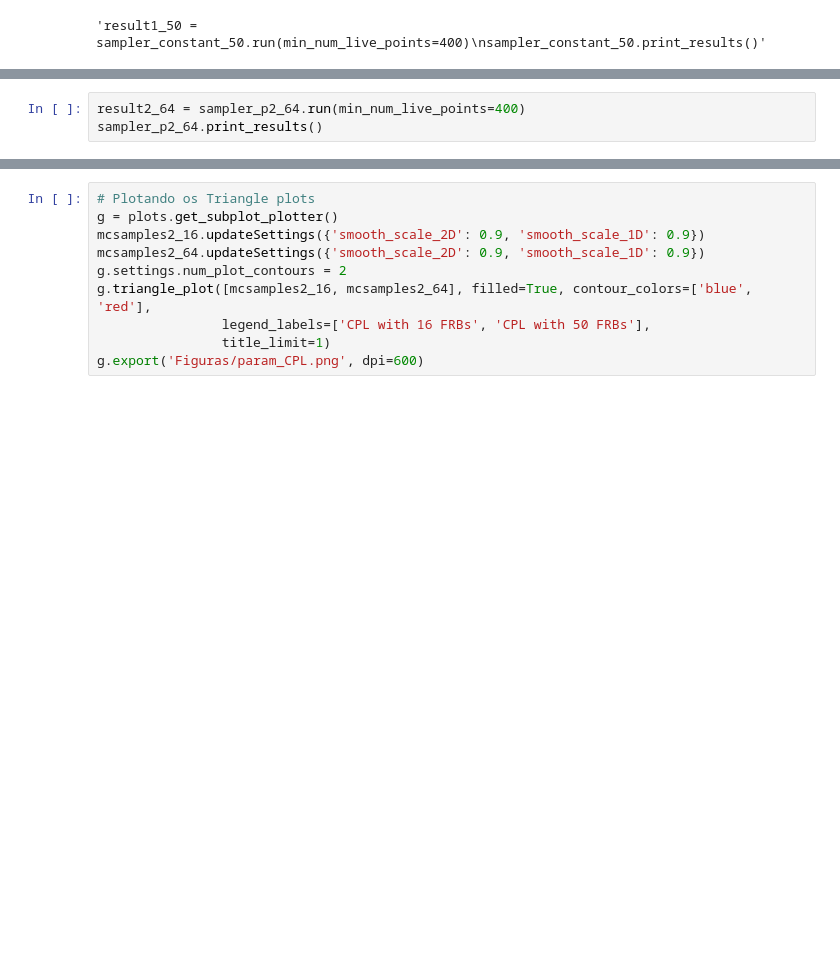
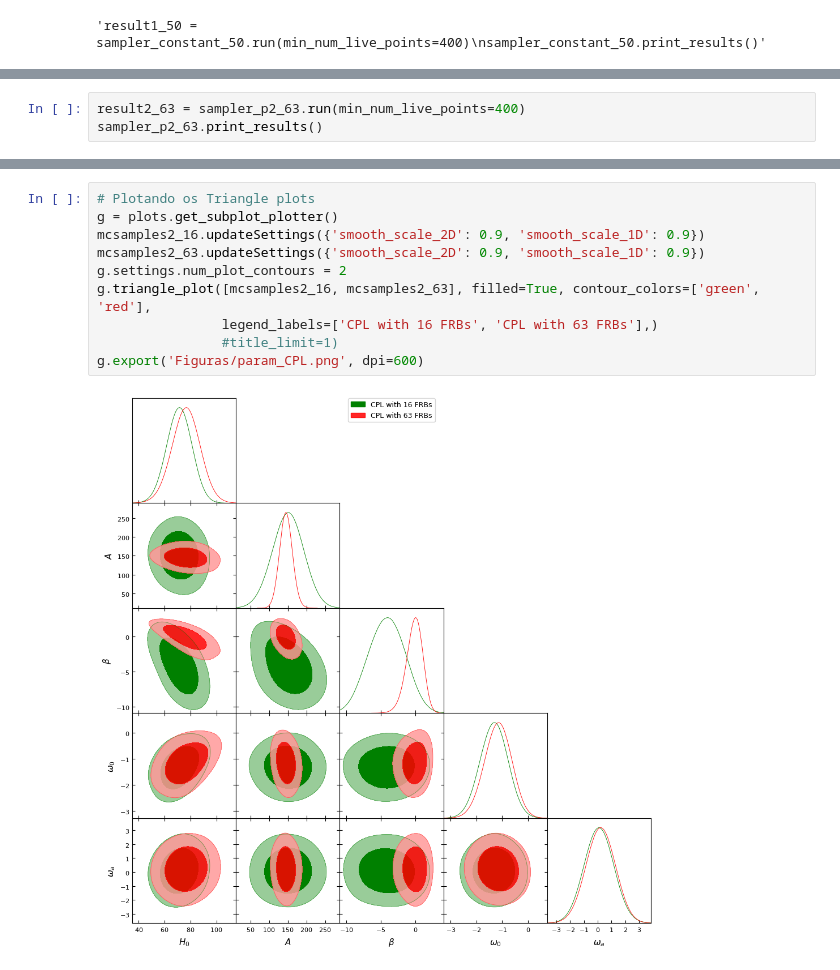
Before and after one commit to lazarolima/cosmology_reconstruction-_frb, a Jupyter notebook: 52frbs_dark_energy.ipynb, the cells around one changed output, grey strips where cells are left out. Cells and saved outputs as stored; diff of their text form; blank space fills up the shorter version.

```diff
--- a/52frbs_dark_energy.ipynb
+++ b/52frbs_dark_energy.ipynb
@@ -286,3 +315,3 @@ sampler_p2_50.print_results()"""
 # %%
-result2_64 = sampler_p2_64.run(min_num_live_points=400)
-sampler_p2_64.print_results()
+result2_63 = sampler_p2_63.run(min_num_live_points=400)
+sampler_p2_63.print_results()
@@ -349,13 +449,15 @@ g.export('Figuras/param_constant.png', dpi=600)
 # %%
 # Plotando os Triangle plots
 g = plots.get_subplot_plotter()
 mcsamples2_16.updateSettings({'smooth_scale_2D': 0.9, 'smooth_scale_1D': 0.9})
-mcsamples2_64.updateSettings({'smooth_scale_2D': 0.9, 'smooth_scale_1D': 0.9})
+mcsamples2_63.updateSettings({'smooth_scale_2D': 0.9, 'smooth_scale_1D': 0.9})
 g.settings.num_plot_contours = 2
-g.triangle_plot([mcsamples2_16, mcsamples2_64], filled=True, contour_colors=['blue', 'red'],
-                legend_labels=['CPL with 16 FRBs', 'CPL with 50 FRBs'],
-                title_limit=1)
+g.triangle_plot([mcsamples2_16, mcsamples2_63], filled=True, contour_colors=['green', 'red'],
+                legend_labels=['CPL with 16 FRBs', 'CPL with 63 FRBs'],)
+                #title_limit=1)
 g.export('Figuras/param_CPL.png', dpi=600)
+# %% [output]
+[figure, added]
 # %%
 # Plotando os Triangle plots
 g = plots.get_subplot_plotter()
```
Also changed, not shown: parts of 15 cells of this notebook, 9 other files.
